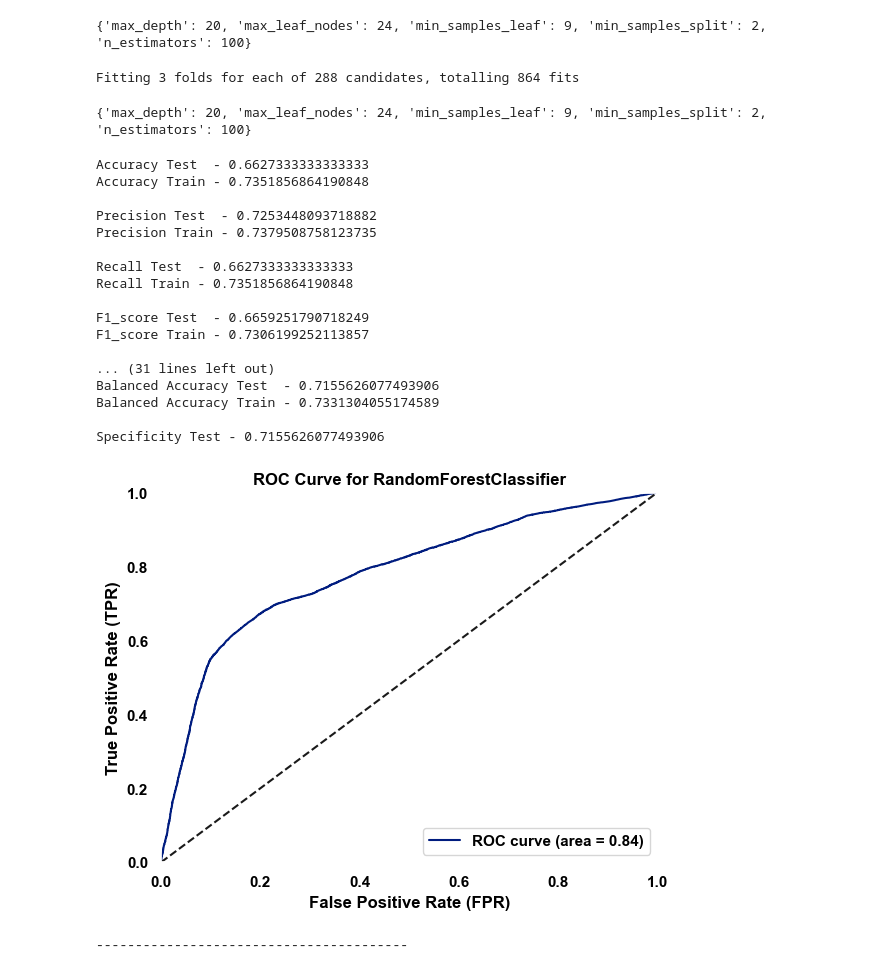
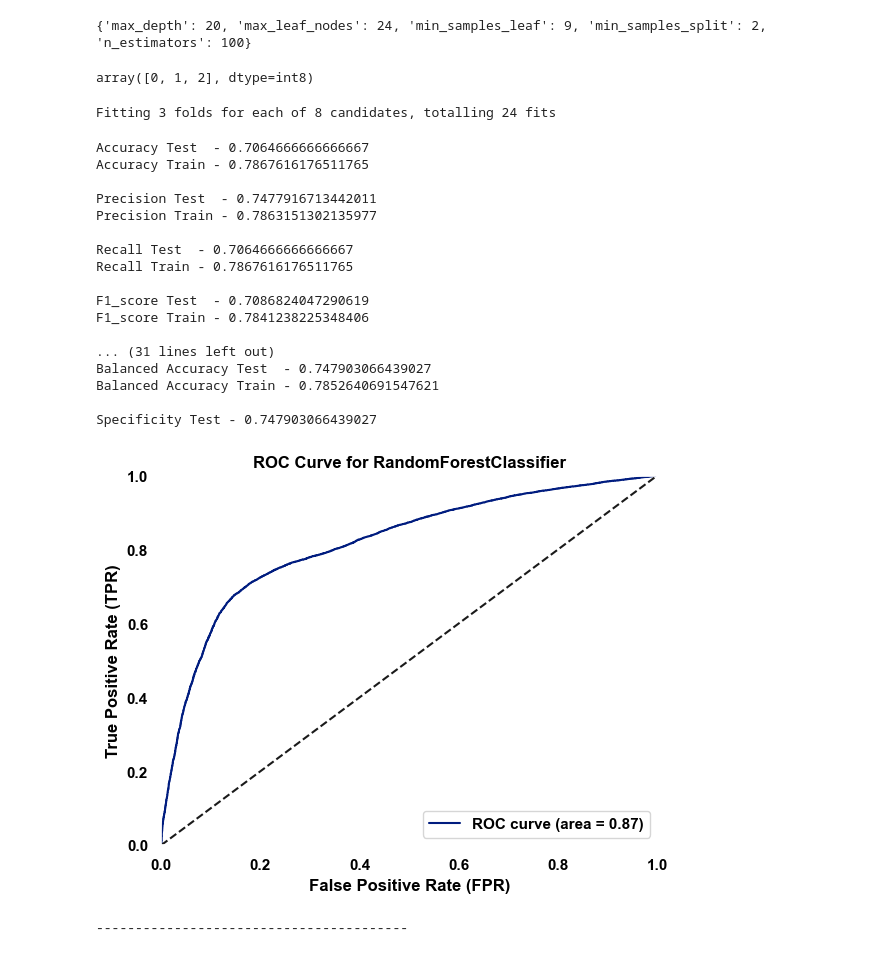
Before and after one commit to Santhosh-Analytics/Banking_Analytics, a Jupyter notebook: Classification.ipynb, the cells around one changed output. Saved outputs shown, nothing was run; the diff lists cells and outputs as text; code cells hidden in the pictures.

```diff
--- a/Classification.ipynb
+++ b/Classification.ipynb
@@ -292,7 +302,11 @@ xgb_fea = ['credit_mix','outstanding_debt_square','interest_rate_boxcox','paymen
     'monthly_inhand_salary_boxcox','debt_income_ratio_log',
     'age_boxcox',]
 
+new = ['annual_income_boxcox','monthly_inhand_salary_boxcox','num_bank_accounts','num_credit_card','interest_rate_boxcox',
+           'num_of_loan','delay_from_due_date','credit_mix','num_of_delayed_payment','outstanding_debt_square',
+           'credit_history_age_boxcox','monthly_balance_boxcox']
 
-DT_Classifier = DecisionTreeClassifier(max_depth=None,random_state=42)
-evaluate_model(DT_Classifier, x_train_scaled_df, y_train, x_test_scaled_df, y_test)
+
+DT_Classifier = DecisionTreeClassifier()
+evaluate_model(DT_Classifier, x_train_scaled_df[new], y_train, x_test_scaled_df[new], y_test)
 # %% [output]
@@ -640,6 +667,6 @@ params = {'n_neighbors' : [2,3,4,5,6,7]}
 
 KNN_grid_model = GridSearchCV(estimator=KNeighborsClassifier(), param_grid=params, cv=3, scoring='accuracy',verbose=3, n_jobs=1,error_score='raise')
 
-KNN_grid_model.fit(x_train_scaled_df,y_train)
+KNN_grid_model.fit(x_train_scaled_df[new],y_train)
 # %% [output]
 Fitting 3 folds for each of 6 candidates, totalling 18 fits
@@ -714,57 +741,62 @@ param_grid = {
 }
 kf=KFold(n_splits=3,shuffle=True,random_state=42)
 
-grid_search = GridSearchCV( estimator= RF_Classifier, param_grid=param_grid, cv = kf, n_jobs=-1, verbose = 2, return_train_score = True)
+scorer = make_scorer(f1_score, pos_label='macro')
+kf=KFold(n_splits=3,shuffle=True,random_state=42)
+
+
+grid_search = GridSearchCV( estimator= RF_Classifier, param_grid=param_grid, cv = kf, n_jobs=-1, verbose = 2, scoring=scorer)
 grid_search.fit( x_train_scaled_df[imp_fea], y_train,)
 best_params = grid_search.best_params_
 print(best_params)
 # %% [output]
 Fitting 3 folds for each of 288 candidates, totalling 864 fits
 {'max_depth': 20, 'max_leaf_nodes': 24, 'min_samples_leaf': 9, 'min_samples_split': 2, 'n_estimators': 100}
+# %%
+np.unique(y_train)
+# %% [output]
+array([0, 1, 2], dtype=int8)
 # %%
 ET_Classifier =ExtraTreesClassifier(random_state=42,)
 
 param_grid = {
-    'n_estimators': [100, 200],
-    'max_depth': [10, 20, 30],
-    'min_samples_split': [2, 4, 8],
-    'min_samples_leaf' :[1,3,6,9],
-    'max_leaf_nodes' :[2,6,12,24]
-
+    'n_estimators': [50, 100],
+    'min_samples_split': [2, 5],
+    'min_samples_leaf': [4, 10],
 }
 
+scorer = make_scorer(f1_score, average='macro')
 kf=KFold(n_splits=3,shuffle=True,random_state=42)
 
-ET_grid_search = GridSearchCV( estimator= ET_Classifier, param_grid=param_grid, cv = kf, n_jobs=-1, verbose = 2, return_train_score = True)
-ET_grid_search.fit( x_train_scaled_df[imp_fea], y_train,)
+ET_grid_search = GridSearchCV( estimator= ET_Classifier, param_grid=param_grid, cv = kf, n_jobs=-1, verbose = 2, scoring=scorer,return_train_score=True)
+ET_grid_search.fit( x_train_scaled_df[ET_revised], y_train,)
 best_params = ET_grid_search.best_params_
+print(best_params)
+ET_best = ExtraTreesClassifier(**best_params, random_state=42)
+evaluate_model(ET_best, x_train_scaled_df[ET_revised], y_train, x_test_scaled_df[ET_revised], y_test)
 # %% [output]
-Fitting 3 folds for each of 288 candidates, totalling 864 fits
+Fitting 3 folds for each of 8 candidates, totalling 24 fits
-# %%
-print(best_params)
-# %% [output]
-{'max_depth': 20, 'max_leaf_nodes': 24, 'min_samples_leaf': 9, 'min_samples_split': 2, 'n_estimators': 100}
 # %%
 
-RF_Classifier = RandomForestClassifier(n_estimators=100,random_state=42,max_depth = 20,min_samples_split=2,min_samples_leaf =9,max_leaf_nodes  =24)
-evaluate_model(RF_Classifier,  x_train_scaled_df[imp_fea], y_train, x_test_scaled_df[imp_fea], y_test)
+RF_Classifier = RandomForestClassifier(n_estimators=300,max_depth=12,random_state=42)
+evaluate_model(RF_Classifier,  x_train_scaled_df[new], y_train, x_test_scaled_df[new], y_test)
 # %% [output]
-Accuracy Test  - 0.6627333333333333
-Accuracy Train - 0.7351856864190848
+Accuracy Test  - 0.7064666666666667
+Accuracy Train - 0.7867616176511765
 
-Precision Test  - 0.7253448093718882
-Precision Train - 0.7379508758123735
+Precision Test  - 0.7477916713442011
+Precision Train - 0.7863151302135977
 
-Recall Test  - 0.6627333333333333
-Recall Train - 0.7351856864190848
+Recall Test  - 0.7064666666666667
+Recall Train - 0.7867616176511765
 
-F1_score Test  - 0.6659251790718249
-F1_score Train - 0.7306199252113857
+F1_score Test  - 0.7086824047290619
+F1_score Train - 0.7841238225348406
 
 ... (31 lines left out)
-Balanced Accuracy Test  - 0.7155626077493906
-Balanced Accuracy Train - 0.7331304055174589
+Balanced Accuracy Test  - 0.747903066439027
+Balanced Accuracy Train - 0.7852640691547621
 
-Specificity Test - 0.7155626077493906
+Specificity Test - 0.747903066439027
-[figure, old version]
+[figure, new version]
 ----------------------------------------
```
Also changed, not shown: parts of 32 cells of this notebook, 5 other files.
